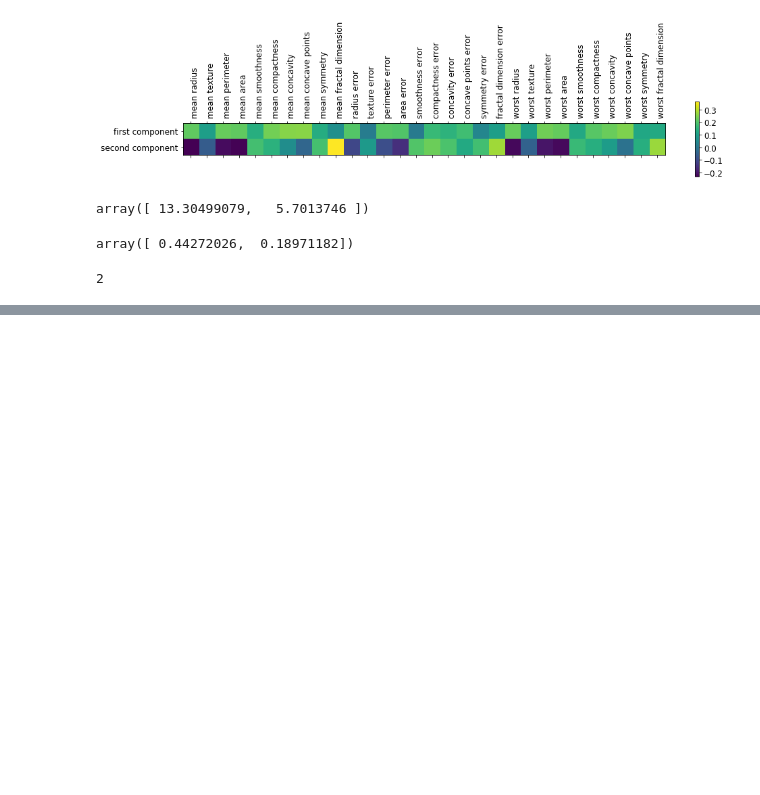
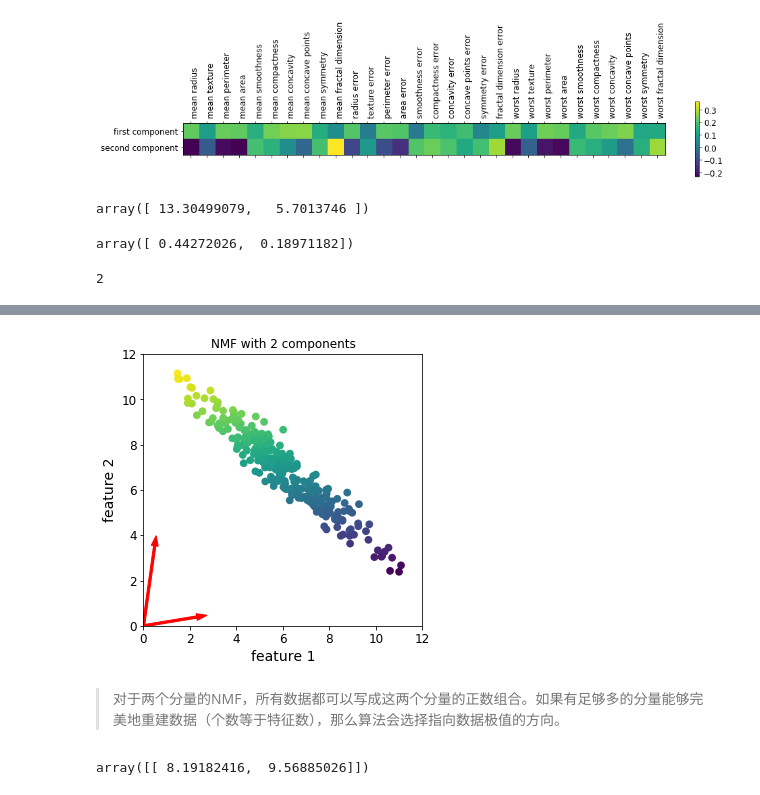
Before and after one commit to libingallin/introduction-to-ml, a Jupyter notebook: ch3_dimensionality_reduction_feature_extraction_manifold_learning.ipynb, the cells around one changed output, grey strips where cells are left out. Cells and saved outputs as stored; diff of their text form; code cells hidden in the pictures; blank space fills up the shorter version.

```diff
--- a/ch3_dimensionality_reduction_feature_extraction_manifold_learning.ipynb
+++ b/ch3_dimensionality_reduction_feature_extraction_manifold_learning.ipynb
@@ -162,0 +338,5 @@ pca.n_components
+# %%
+rnd = np.random.RandomState(5)
+X_ = rnd.normal(size=(300, 2))
+# Add 8 to maker sure every point lies in the positive part of the space
+X_blob = np.dot(X_, rnd.normal(size=(2, 2))) + rnd.normal(size=2) + 8
@@ -162,0 +345,4 @@ pca.n_components
+# %%
+nmf = NMF(n_components=2)
+nmf.fit(X_blob)
+X_nmf = nmf.transform(X_blob)
@@ -162,0 +354,16 @@ pca.n_components
+# %%
+plt.figure(figsize=(5, 5))
+plt.scatter(X_blob[:, 0], X_blob[:, 1], c=X_nmf[:, 0], linewidths=0,
+            s=60, cmap=plt.cm.viridis)
+plt.arrow(0, 0, nmf.components_[0][0], nmf.components_[0][1], width=0.1, head_width=.3, color='r')
+plt.arrow(0, 0, nmf.components_[1][0], nmf.components_[1][1], width=0.1, head_width=.3, color='r')
+plt.xlabel("feature 1")
+plt.ylabel("feature 2")
+plt.xlim(0, 12)
+plt.ylim(0, 12)
+plt.title("NMF with 2 components")
+plt.show()
+# %% [output]
+[figure, added]
+# %% [markdown]
+> 对于两个分量的NMF，所有数据都可以写成这两个分量的正数组合。如果有足够多的分量能够完美地重建数据（个数等于特征数），那么算法会选择指向数据极值的方向。
@@ -162,0 +373,4 @@ pca.n_components
+# %%
+nmf.components_
+# %% [output]
+array([[ 8.19182416,  9.56885026]])
```
Also changed, not shown: parts of 78 cells of this notebook.
